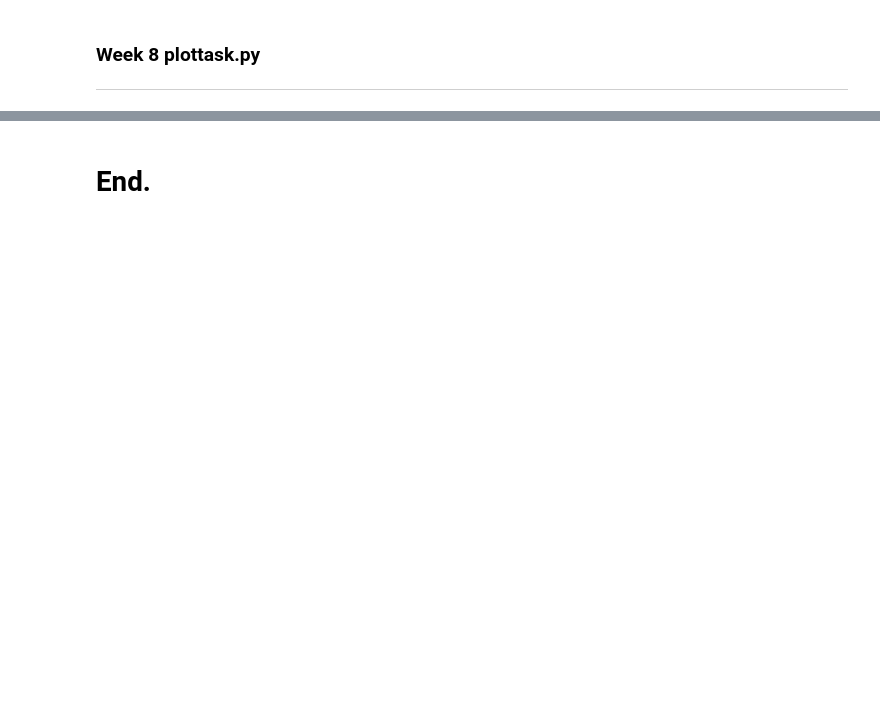
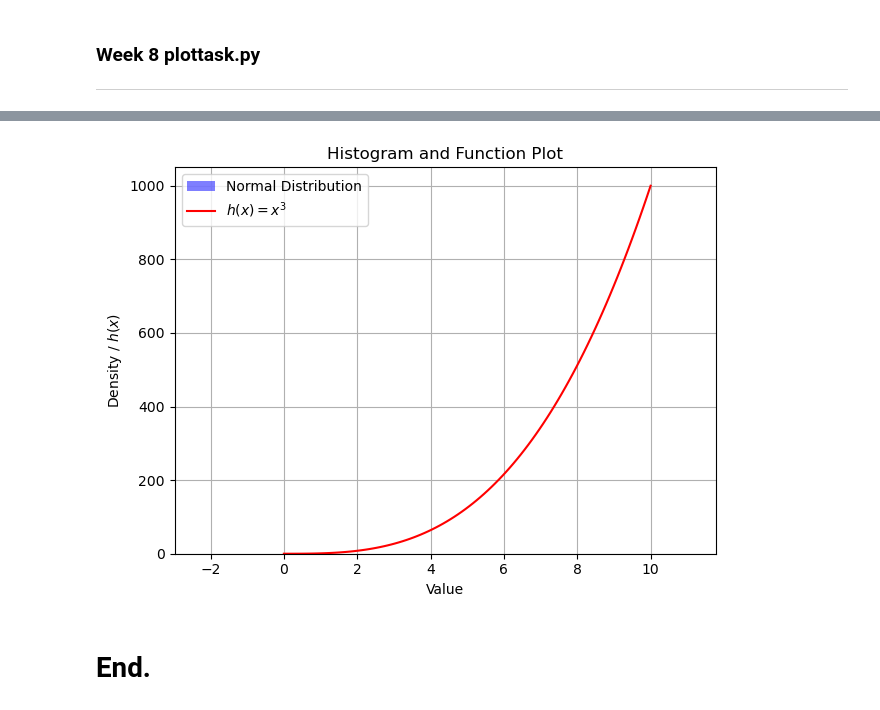
Before and after one commit to hugcamrom/Weekly-Tasks, a Jupyter notebook: weeklytasks.ipynb, the cells around one changed output, grey strips where cells are left out. Drawn from its saved outputs; the diff is of its cells as text; code cells hidden in the pictures; blank space fills up the shorter version.

```diff
--- a/weeklytasks.ipynb
+++ b/weeklytasks.ipynb
@@ -215,2 +406,31 @@ The square root of 45.0 is approx. 6.7.
+# %%
+
+# Generate 1000 random values from a normal distribution with mean 5 and standard deviation 2
+values = np.random.normal(loc=5, scale=2, size=1000)
+
+# Create histogram
+plt.hist(values, bins=30, density=True, alpha=0.5, color='blue', label='Normal Distribution')
+
+# Generate x values for the function h(x) = x^3
+x = np.linspace(0, 10, 100)
+y = x**3
+
+# Plot the function h(x) = x^3
+plt.plot(x, y, color='red', label='$h(x) = x^3$')
+
+# Set plot title and labels
+plt.title('Histogram and Function Plot')
+plt.xlabel('Value')
+plt.ylabel('Density / $h(x)$')
+
+# Add legend
+plt.legend()
+
+# Show plot
+plt.grid(True)
+plt.tight_layout()
+plt.show()
+# %% [output]
+[figure, added]
 # %% [markdown]
 # End.
```
Also changed, not shown: parts of 20 cells of this notebook, 3 other files.
